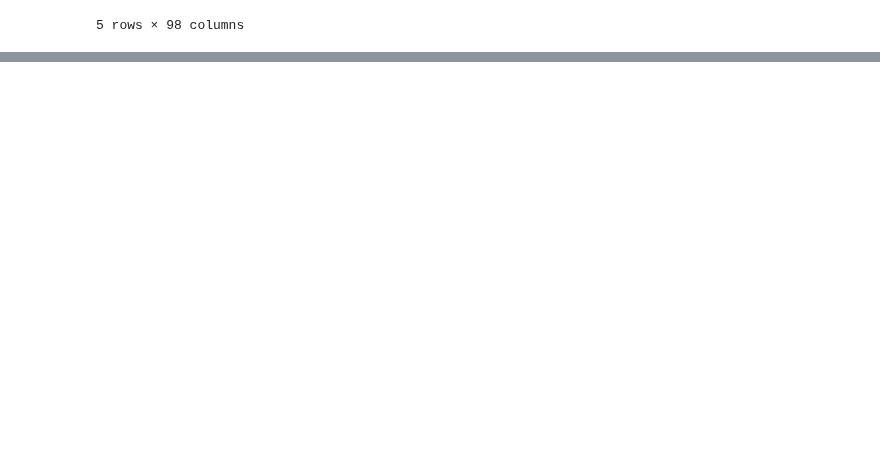
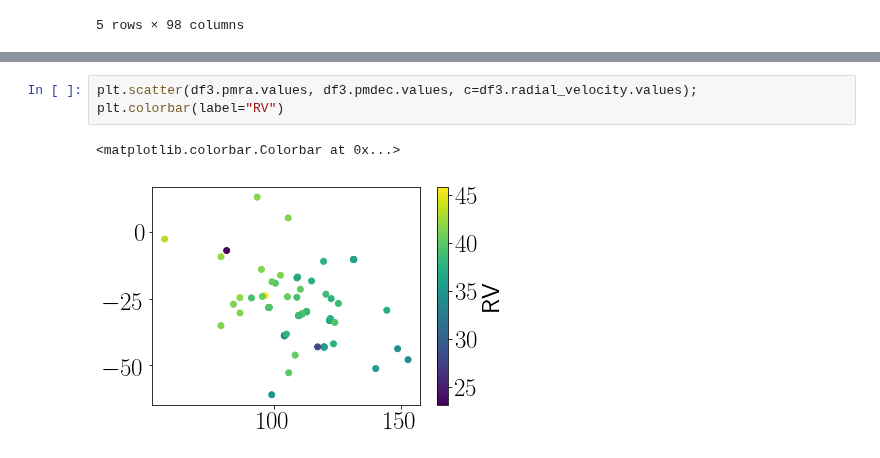
Before and after one commit to RuthAngus/stardate, a Jupyter notebook: code/Hyades.ipynb, the cells around one changed output, grey strips where cells are left out. Drawn from its saved outputs; the diff is of its cells as text; blank space fills up the shorter version.

```diff
--- a/code/Hyades.ipynb
+++ b/code/Hyades.ipynb
@@ -365,0 +375,6 @@ plt.plot(df3.bp[m] - df3.rp[m], df3.prot.values[m], ".")
+# %%
+plt.scatter(df3.pmra.values, df3.pmdec.values, c=df3.radial_velocity.values);
+plt.colorbar(label="RV")
+# %% [output]
+<matplotlib.colorbar.Colorbar at 0x...>
+[figure, added]
```
Also changed, not shown: parts of 22 cells of this notebook.
